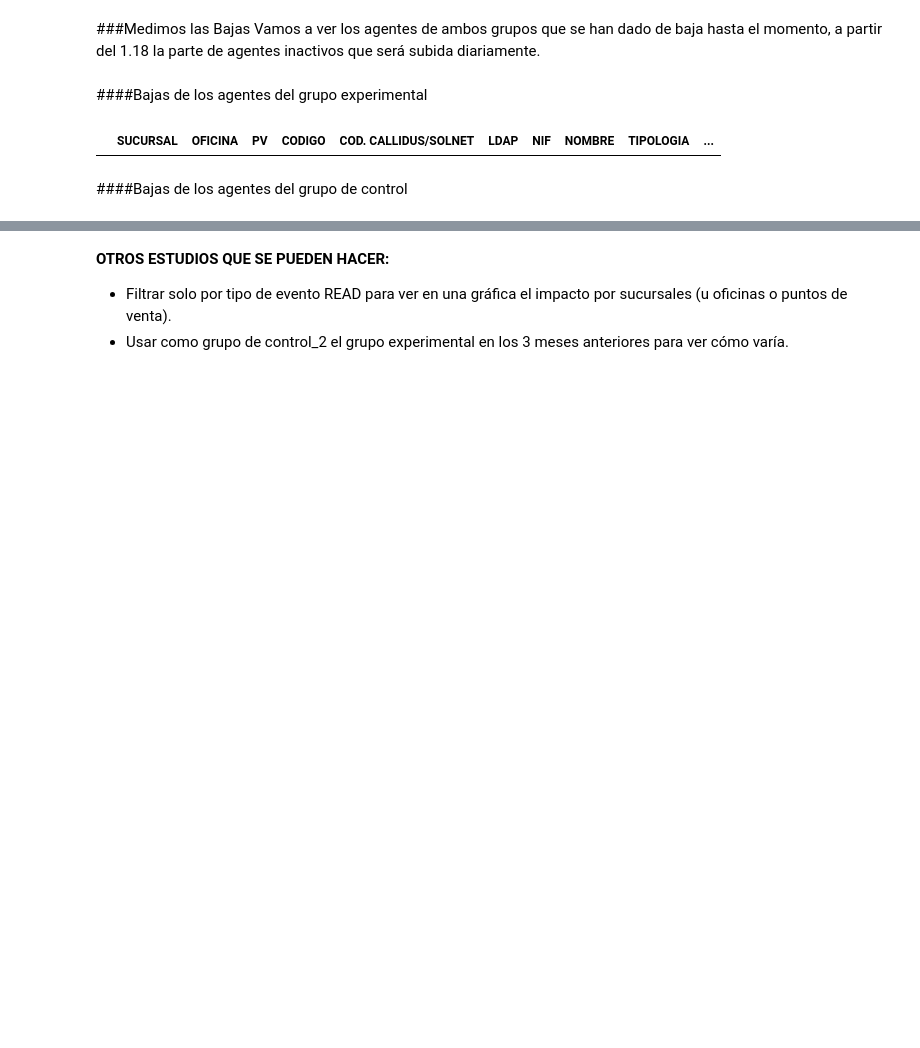
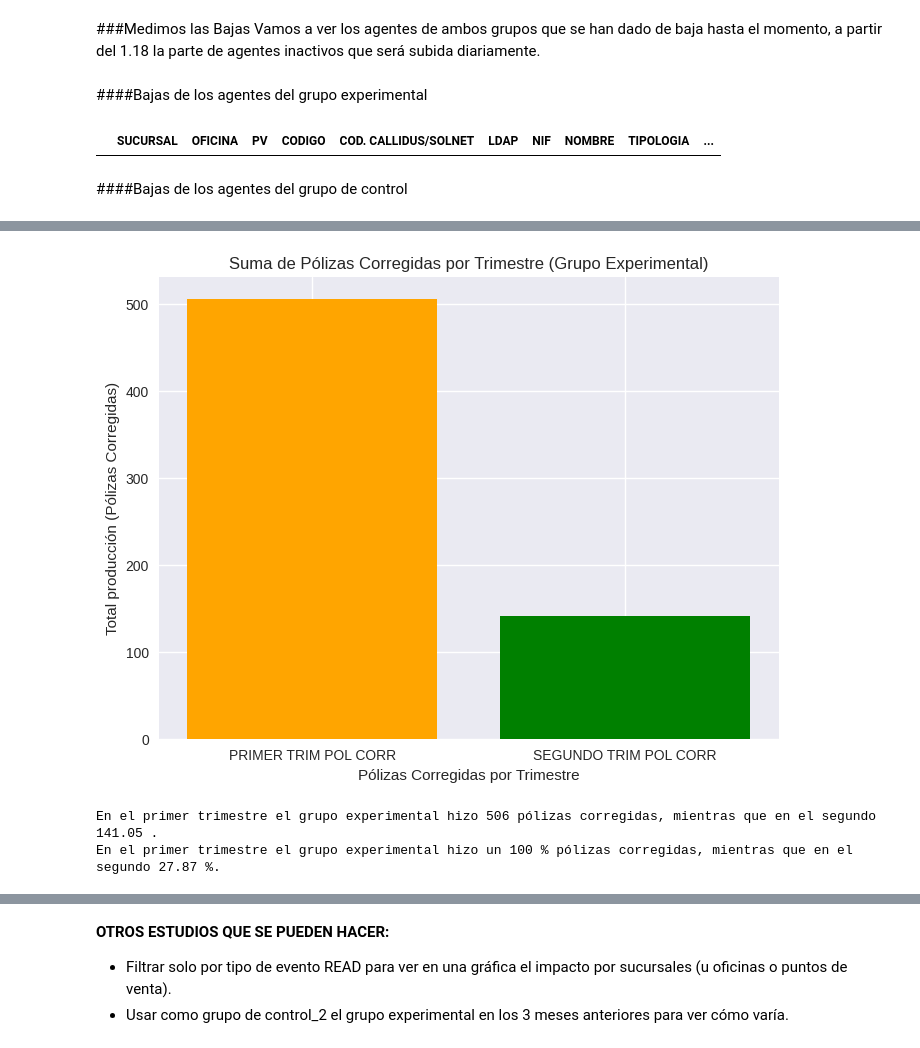
Before and after one commit to Ana-AlonsoCanizares/AA_GRUPO3, a Jupyter notebook: PruebaControl_OCASO.ipynb, the cells around one changed output, grey strips where cells are left out. Saved outputs shown, nothing was run; the diff lists cells and outputs as text; code cells hidden in the pictures; blank space fills up the shorter version.

```diff
--- a/PruebaControl_OCASO.ipynb
+++ b/PruebaControl_OCASO.ipynb
@@ -598,0 +664,23 @@ bajas_ctrl
+# %%
+suma_corr_trim1 = prod_fis_corr_exp['PRIMER TRIM POL CORR'].sum()
+suma_corr_trim2 = prod_fis_corr_exp['SEGUNDO TRIM POL CORR'].sum()
+
+# Preparar datos para el gráfico
+sumas_corr = [suma_corr_trim1, suma_corr_trim2]
+columnas_corr = ['PRIMER TRIM POL CORR', 'SEGUNDO TRIM POL CORR']
+
+# Crear el gráfico de barras
+plt.figure(figsize=(8, 6))
+plt.bar(columnas_corr, sumas_corr, color=['orange', 'green'])
+plt.xlabel('Pólizas Corregidas por Trimestre')
+plt.ylabel('Total producción (Pólizas Corregidas)')
+plt.title('Suma de Pólizas Corregidas por Trimestre (Grupo Experimental)')
+plt.show()
+# %% [output]
+[figure, added]
+# %%
+print('En el primer trimestre el grupo experimental hizo', round(suma_corr_trim1),'pólizas corregidas, mientras que en el segundo', round(suma_corr_trim2,2),'.')
+print('En el primer trimestre el grupo experimental hizo un 100 % pólizas corregidas, mientras que en el segundo', round((100*suma_corr_trim2)/suma_corr_trim1,2),'%.')
+# %% [output]
+En el primer trimestre el grupo experimental hizo 506 pólizas corregidas, mientras que en el segundo 141.05 .
+En el primer trimestre el grupo experimental hizo un 100 % pólizas corregidas, mientras que en el segundo 27.87 %.
```
Also changed, not shown: parts of 27 cells of this notebook.
